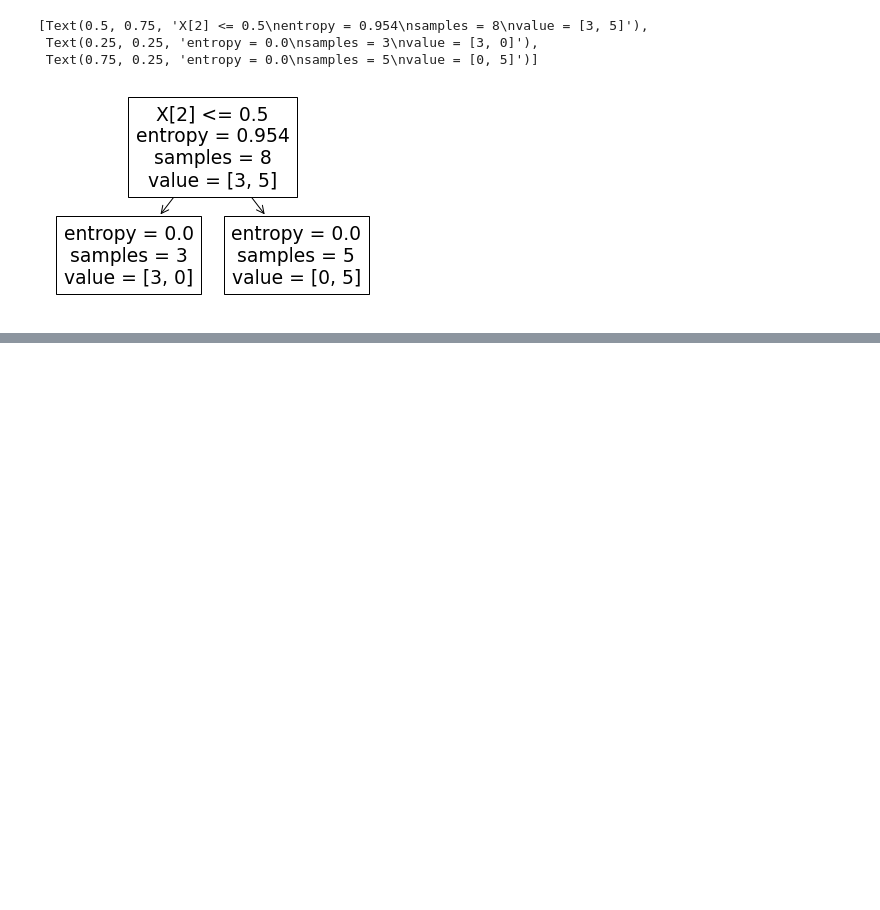
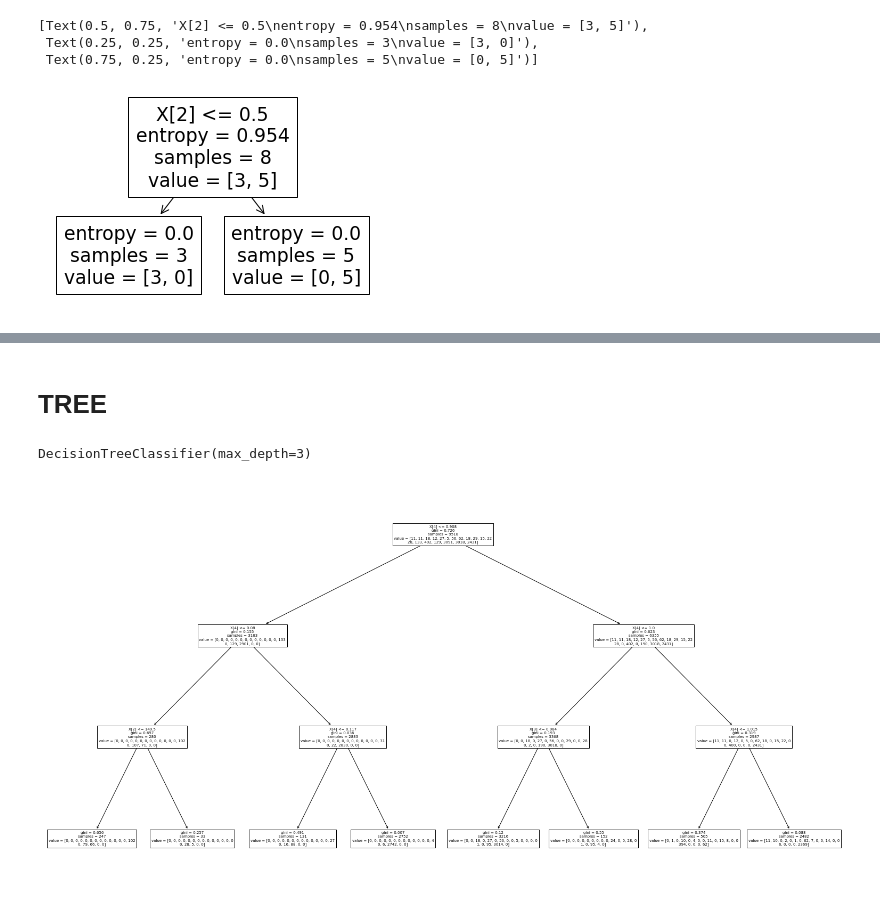
Before and after one commit to Raynould-Joseph/Machine-Learning-, a Jupyter notebook: Lab_6_decision_tree.ipynb, the cells around one changed output, grey strips where cells are left out. Saved outputs shown, nothing was run; the diff lists cells and outputs as text; code cells hidden in the pictures; blank space fills up the shorter version.

```diff
--- a/Lab_6_decision_tree.ipynb
+++ b/Lab_6_decision_tree.ipynb
@@ -129,0 +211,11 @@ tree.plot_tree(dtree)
+# %%
+X = df[[ 'Delta T (s)', 'Lunation Number', 'Saros Number', 'Gamma', 'Eclipse Magnitude']]
+y = df['Eclipse TpBype']
+X_train, X_test, y_train, y_test = train_test_split(X, y, test_size=0.2, random_state=101)
+# %%
+scaler = StandardScaler()
+
+scaled_x_train = scaler.fit_transform(X_train)
+scaled_x_test = scaler.transform(X_test)
+
+scaled_x_train
@@ -129,0 +230,7 @@ tree.plot_tree(dtree)
+# %%
+log_model = LogisticRegression()
+
+# Fit the model :
+log_model.fit(scaled_x_train,y_train)
+y_prop = log_model.predict_proba(scaled_x_test)
+y_prop
@@ -129,0 +292,2 @@ tree.plot_tree(dtree)
+# %% [markdown]
+# TREE
@@ -129,0 +298,6 @@ tree.plot_tree(dtree)
+# %%
+dt = DecisionTreeClassifier(max_depth = 3)
+
+dt.fit(X_train, y_train)
+# %% [output]
+DecisionTreeClassifier(max_depth=3)
@@ -129,0 +312,7 @@ tree.plot_tree(dtree)
+# %%
+plt.figure(figsize=(27,14))
+tree.plot_tree(dt)
+tree.filled=True
+plt.show()
+# %% [output]
+[figure, added]
```
Also changed, not shown: parts of 16 cells of this notebook.
